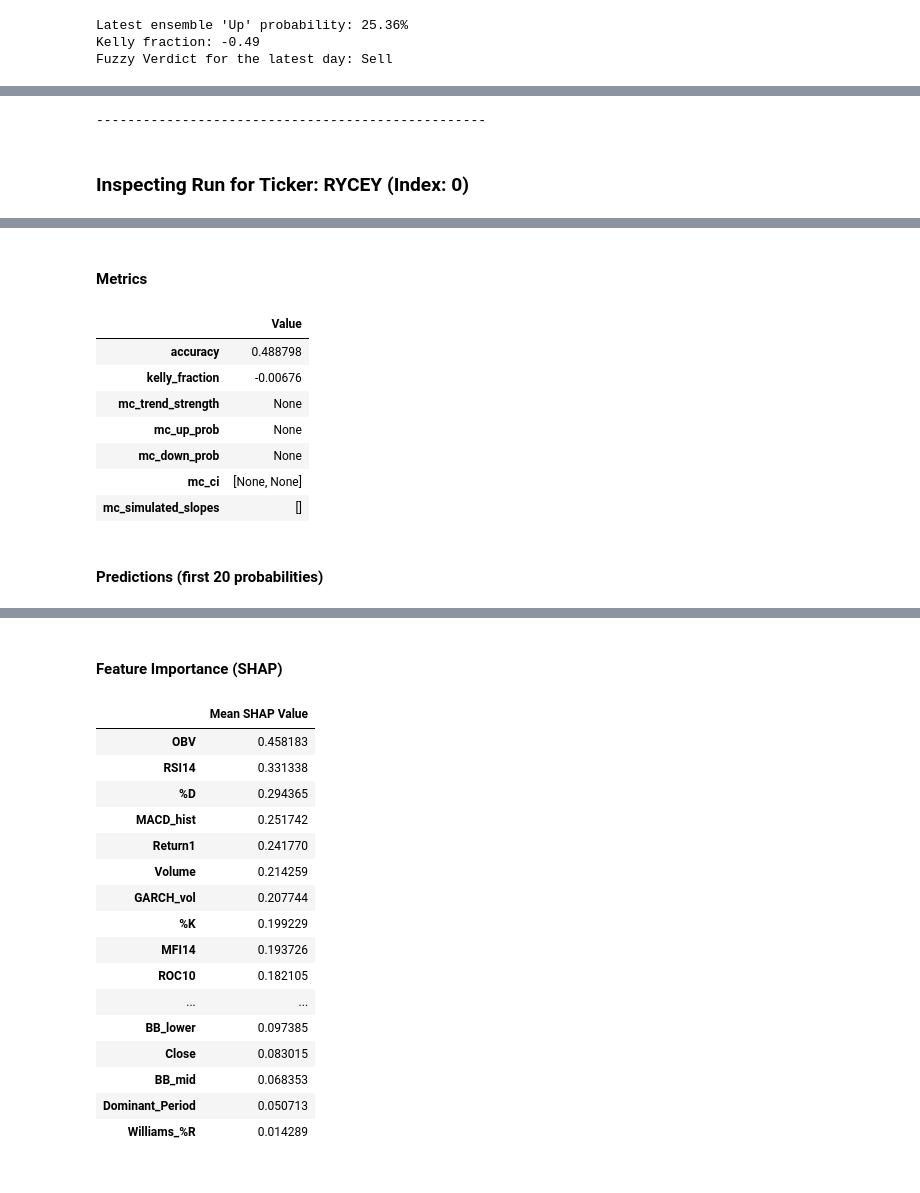
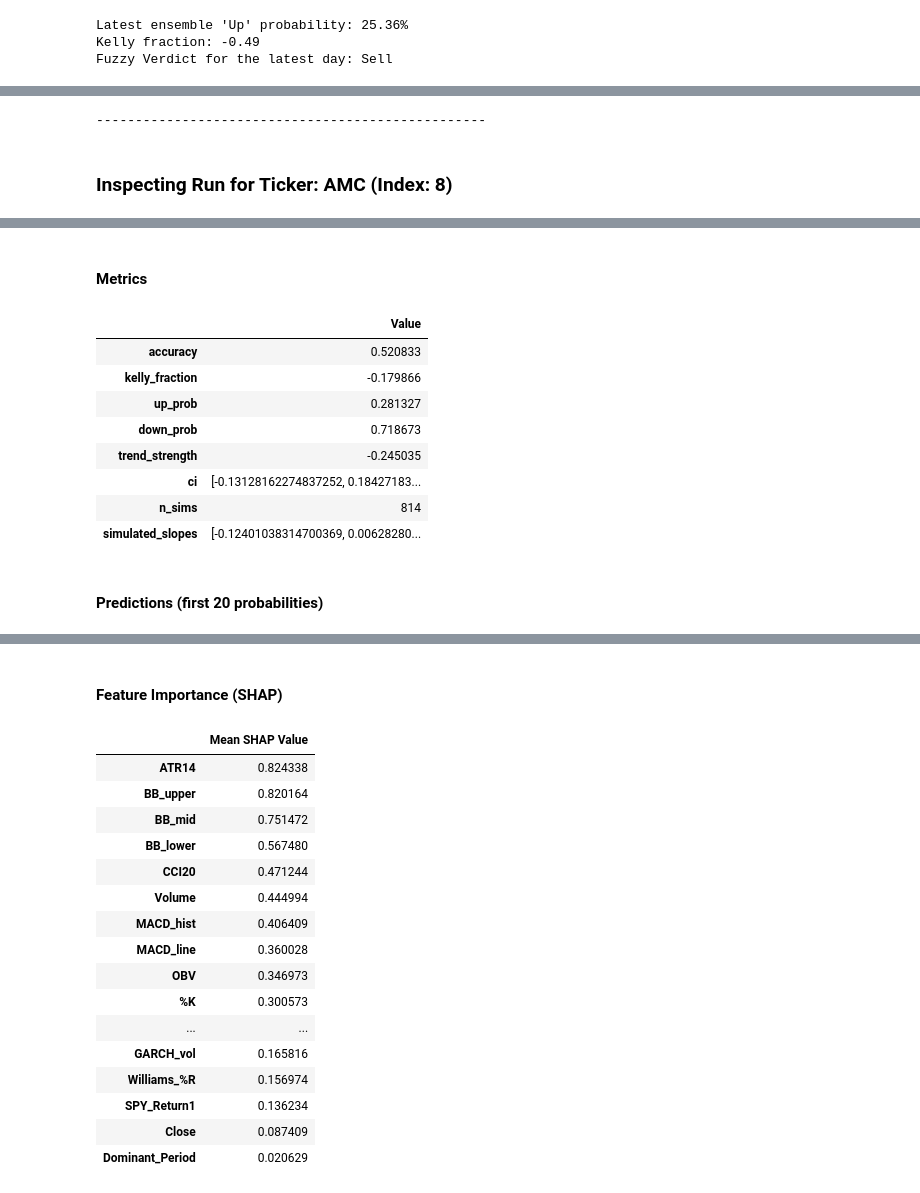
Before and after one commit to cmlpolymath/Notebooks, a Jupyter notebook: Stocks/stock_algo.ipynb, the cells around one changed output, grey strips where cells are left out. Drawn from its saved outputs; the diff is of its cells as text; code cells hidden in the pictures.

```diff
--- a/Stocks/stock_algo.ipynb
+++ b/Stocks/stock_algo.ipynb
@@ -0,0 +27,19 @@
+# %%
+import torch
+
+print('--- PyTorch GPU Test ---')
+is_available = torch.cuda.is_available()
+print(f'CUDA Available: {is_available}')
+
+if is_available:
+    device_count = torch.cuda.device_count()
+    print(f'Device Count: {device_count}')
+    device_name = torch.cuda.get_device_name(0)
+    print(f'Device Name: {device_name}')
+
+    try:
+        tensor = torch.tensor([1.0, 2.0]).to('cuda')
+        print(f'Tensor on GPU: {tensor}')
+        print('SUCCESS: PyTorch is utilizing the GPU.')
+    except Exception as e:
+        print(f'ERROR: PyTorch failed a CUDA operation: {e}')
@@ -553,7 +621,7 @@ import duckdb
 import json
 from pathlib import Path
 
-def load_and_save_results(db_path="flint/results/audit_log.duckdb", output_csv="audit_log_results.csv"):
+def load_and_save_results(db_path="/workspaces/smart_dev/projects/Notebooks/Stocks/flint/results/audit_log.duckdb", output_csv="audit_log_results.csv"):
     """
     Loads all analysis results from the DuckDB database, saves them to a CSV,
     and returns them as a pandas DataFrame.
@@ -598,5 +666,5 @@ results_df = load_and_save_results()
 
 # 2. Display the first few rows of the main DataFrame
 #    In Jupyter, this will automatically render as a nice HTML table.
-results_df.head()
+results_df
 # %% [output]
@@ -680,10 +755,10 @@ def inspect_run_details(df, index):
 # Assuming 'results_df' is the DataFrame from Part 1
 
 # Inspect the details of the first run (index 0)
-inspect_run_details(results_df, 0)
+# inspect_run_details(results_df, 0)  # Inspect the last run by default
 
 # Inspect the details of another run (e.g., index 5)
-# inspect_run_details(results_df, 5)
+inspect_run_details(results_df, len(results_df) - 1)
 # %% [output]
 --------------------------------------------------
-Inspecting Run for Ticker: RYCEY (Index: 0)
+Inspecting Run for Ticker: AMC (Index: 8)
@@ -691,12 +766,13 @@ Timestamp: 2025-06-11 03:31:29.367323
 --------------------------------------------------
 Metrics
 |  | Value |
-| accuracy | 0.488798 |
-| kelly_fraction | -0.00676 |
-| mc_trend_strength | None |
-| mc_up_prob | None |
-| mc_down_prob | None |
-| mc_ci | [None, None] |
-| mc_simulated_slopes | [] |
+| accuracy | 0.520833 |
+| kelly_fraction | -0.179866 |
+| up_prob | 0.281327 |
+| down_prob | 0.718673 |
+| trend_strength | -0.245035 |
+| ci | [-0.13128162274837252, 0.18427183... |
+| n_sims | 814 |
+| simulated_slopes | [-0.12401038314700369, 0.00628280... |
 Predictions (first 20 probabilities)
 |  | probability |
@@ -719,21 +795,21 @@ Predictions (first 20 probabilities)
 Feature Importance (SHAP)
 |  | Mean SHAP Value |
-| OBV | 0.458183 |
-| RSI14 | 0.331338 |
-| %D | 0.294365 |
-| MACD_hist | 0.251742 |
-| Return1 | 0.241770 |
-| Volume | 0.214259 |
-| GARCH_vol | 0.207744 |
-| %K | 0.199229 |
-| MFI14 | 0.193726 |
-| ROC10 | 0.182105 |
+| ATR14 | 0.824338 |
+| BB_upper | 0.820164 |
+| BB_mid | 0.751472 |
+| BB_lower | 0.567480 |
+| CCI20 | 0.471244 |
+| Volume | 0.444994 |
+| MACD_hist | 0.406409 |
+| MACD_line | 0.360028 |
+| OBV | 0.346973 |
+| %K | 0.300573 |
 | ... | ... |
-| BB_lower | 0.097385 |
-| Close | 0.083015 |
-| BB_mid | 0.068353 |
-| Dominant_Period | 0.050713 |
-| Williams_%R | 0.014289 |
+| GARCH_vol | 0.165816 |
+| Williams_%R | 0.156974 |
+| SPY_Return1 | 0.136234 |
+| Close | 0.087409 |
+| Dominant_Period | 0.020629 |
 # %%
 import os
 from pathlib import Path
```
Also changed, not shown: parts of 11 cells of this notebook, 29 other files.
